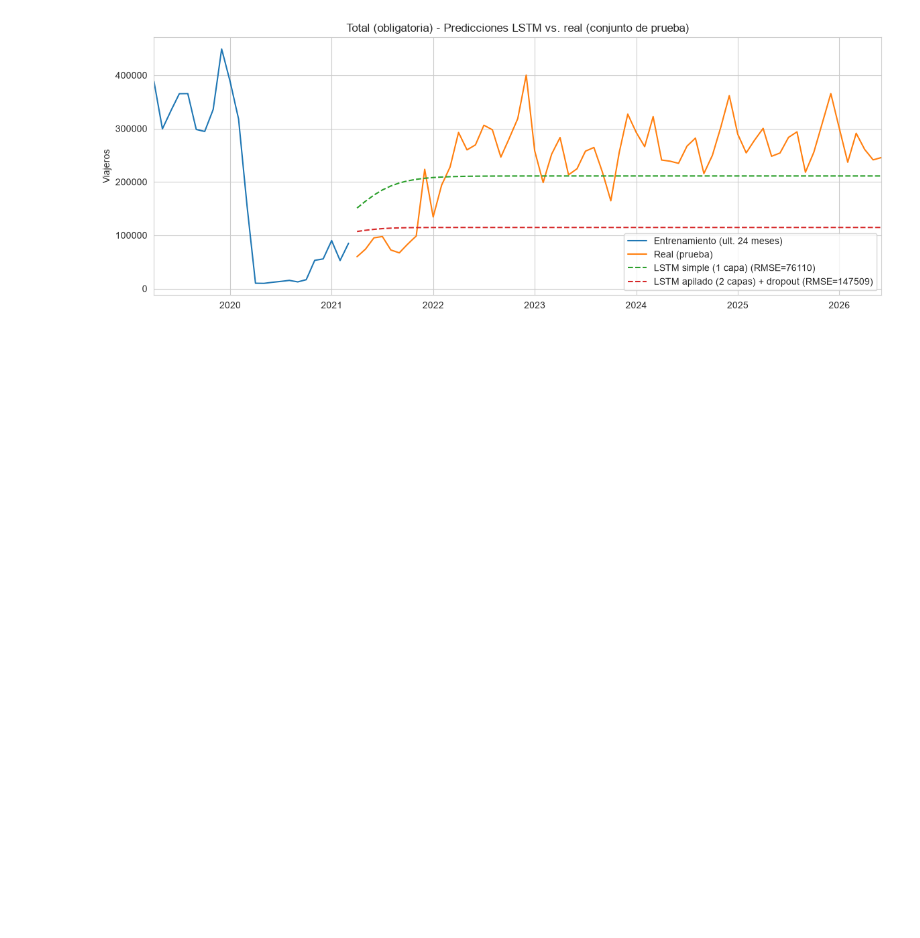
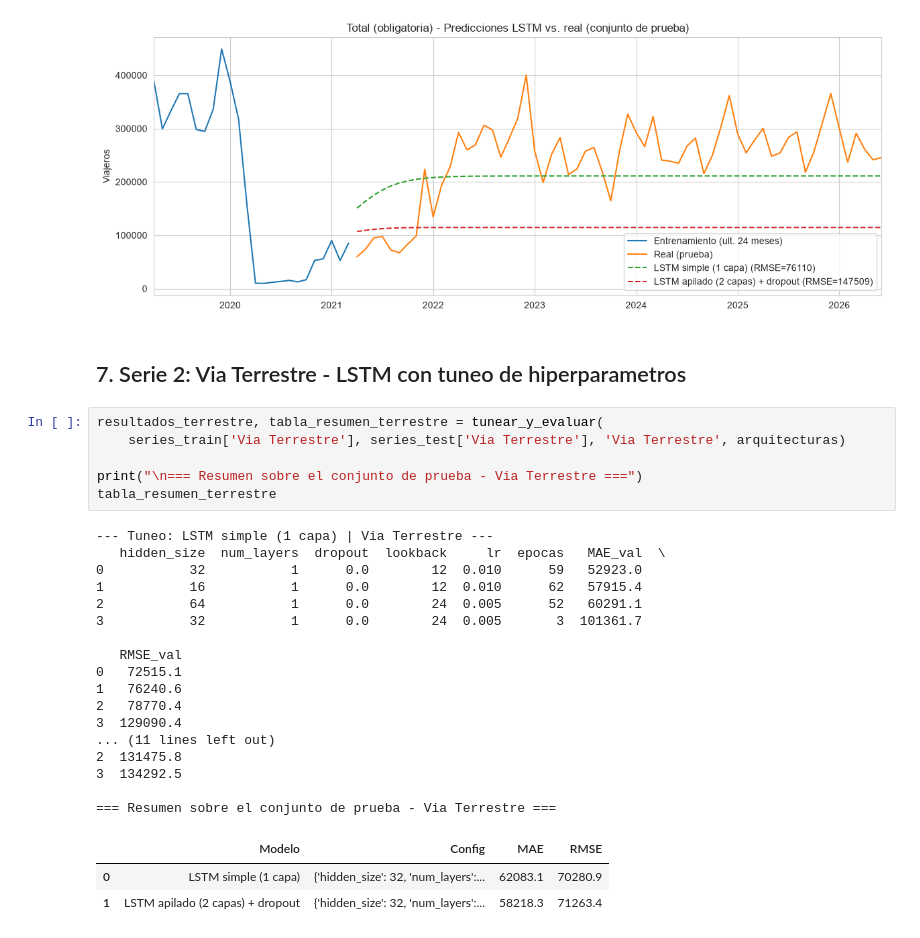
Before and after one commit to DavidDominguez-11/DS-Lab1, a Jupyter notebook: Lab2_Deep_Learning_CC3084.ipynb, the cells around one changed output. Saved outputs shown, nothing was run; the diff lists cells and outputs as text; blank space fills up the shorter version.

```diff
--- a/Lab2_Deep_Learning_CC3084.ipynb
+++ b/Lab2_Deep_Learning_CC3084.ipynb
@@ -425,3 +425,32 @@ ax.legend()
 plt.show()
 # %% [output]
 [figure]
+# %% [markdown]
+## 7. Serie 2: Via Terrestre - LSTM con tuneo de hiperparametros
+# %%
+resultados_terrestre, tabla_resumen_terrestre = tunear_y_evaluar(
+    series_train['Via Terrestre'], series_test['Via Terrestre'], 'Via Terrestre', arquitecturas)
+
+print("\n=== Resumen sobre el conjunto de prueba - Via Terrestre ===")
+tabla_resumen_terrestre
+# %% [output]
+--- Tuneo: LSTM simple (1 capa) | Via Terrestre ---
+   hidden_size  num_layers  dropout  lookback     lr  epocas   MAE_val  \
+0           32           1      0.0        12  0.010      59   52923.0
+1           16           1      0.0        12  0.010      62   57915.4
+2           64           1      0.0        24  0.005      52   60291.1
+3           32           1      0.0        24  0.005       3  101361.7
+
+   RMSE_val
+0   72515.1
+1   76240.6
+2   78770.4
+3  129090.4
+... (11 lines left out)
+2  131475.8
+3  134292.5
+
+=== Resumen sobre el conjunto de prueba - Via Terrestre ===
+|  | Modelo | Config | MAE | RMSE |
+| 0 | LSTM simple (1 capa) | {'hidden_size': 32, 'num_layers':... | 62083.1 | 70280.9 |
+| 1 | LSTM apilado (2 capas) + dropout | {'hidden_size': 32, 'num_layers':... | 58218.3 | 71263.4 |
```
Also changed, not shown: parts of 1 cell of this notebook.
